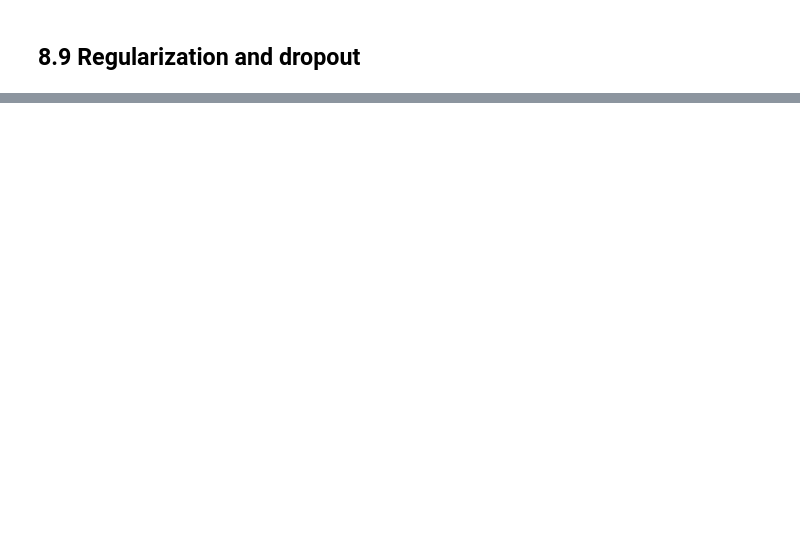
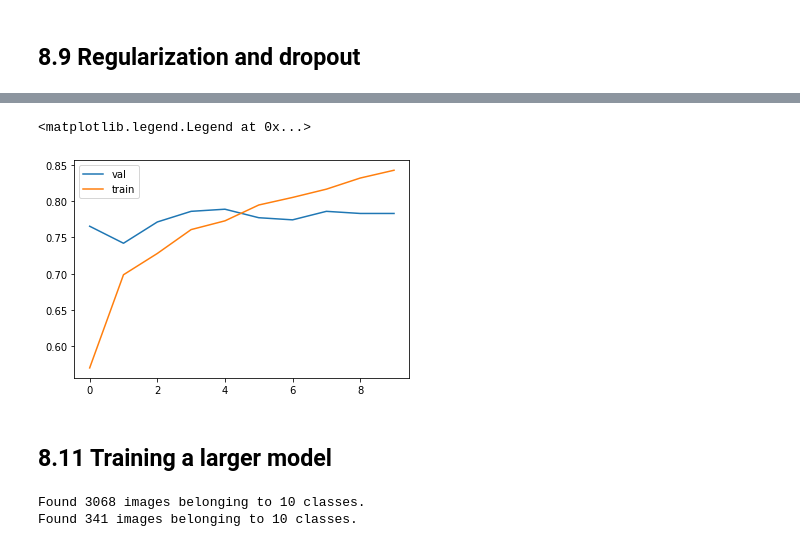
Before and after one commit to 16danielvm/MLZoomCamp_Course_byAlexeygrigorev, a Jupyter notebook: 08_deepLearning/WeekSesions8.ipynb, the cells around one changed output, grey strips where cells are left out. Drawn from its saved outputs; the diff is of its cells as text; code cells hidden in the pictures; blank space fills up the shorter version.

Commit message:
Training a larger model

```diff
--- a/08_deepLearning/WeekSesions8.ipynb
+++ b/08_deepLearning/WeekSesions8.ipynb
@@ -356,0 +411,22 @@ def make_model(learning_rate=0.01, size_inner= 100):
+# %%
+train_gen = ImageDataGenerator(
+    preprocessing_function = preprocess_input,
+    shear_range=10.0,
+    zoom_range=0.1,
+    vertical_flip=True
+)
+
+train_ds = train_gen.flow_from_directory(
+    './clothing-dataset-small-master/train',
+    target_size = (150,150),
+    batch_size =32
+)
+
+val_gen = ImageDataGenerator(preprocessing_function= preprocess_input)
+
+val_ds = val_gen.flow_from_directory(
+    './clothing-dataset-small-master/validation',
+    target_size = (150,150),
+    batch_size = 32,
+    shuffle = False
+)
@@ -356,0 +445,12 @@ def make_model(learning_rate=0.01, size_inner= 100):
+# %%
+learning_rate = 0.001
+size = 100
+droprate = 0.2
+
+model = make_model(
+    learning_rate=learning_rate,
+    size_inner= size,
+    droprate= droprate
+)
+
+history = model.fit(train_ds, epochs=10, validation_data=val_ds)
@@ -356,0 +478,12 @@ def make_model(learning_rate=0.01, size_inner= 100):
+# %%
+hist = history.history
+
+plt.plot(hist['val_accuracy'], label = 'val')
+plt.plot(hist['accuracy'], label = 'train')
+
+plt.legend()
+# %% [output]
+<matplotlib.legend.Legend at 0x...>
+[figure, added]
+# %% [markdown]
+## 8.11 Training a larger model
@@ -356,0 +517,25 @@ def make_model(learning_rate=0.01, size_inner= 100):
+# %%
+train_gen = ImageDataGenerator(
+    preprocessing_function = preprocess_input,
+    shear_range=10.0,
+    zoom_range=0.1,
+    horizontal_flip=True
+)
+
+train_ds = train_gen.flow_from_directory(
+    './clothing-dataset-small-master/train',
+    target_size = (input_size,input_size),
+    batch_size =32
+)
+
+val_gen = ImageDataGenerator(preprocessing_function= preprocess_input)
+
+val_ds = val_gen.flow_from_directory(
+    './clothing-dataset-small-master/validation',
+    target_size = (input_size,input_size),
+    batch_size = 32,
+    shuffle = False
+)
+# %% [output]
+Found 3068 images belonging to 10 classes.
+Found 341 images belonging to 10 classes.
```
Also changed, not shown: parts of 13 cells of this notebook.
